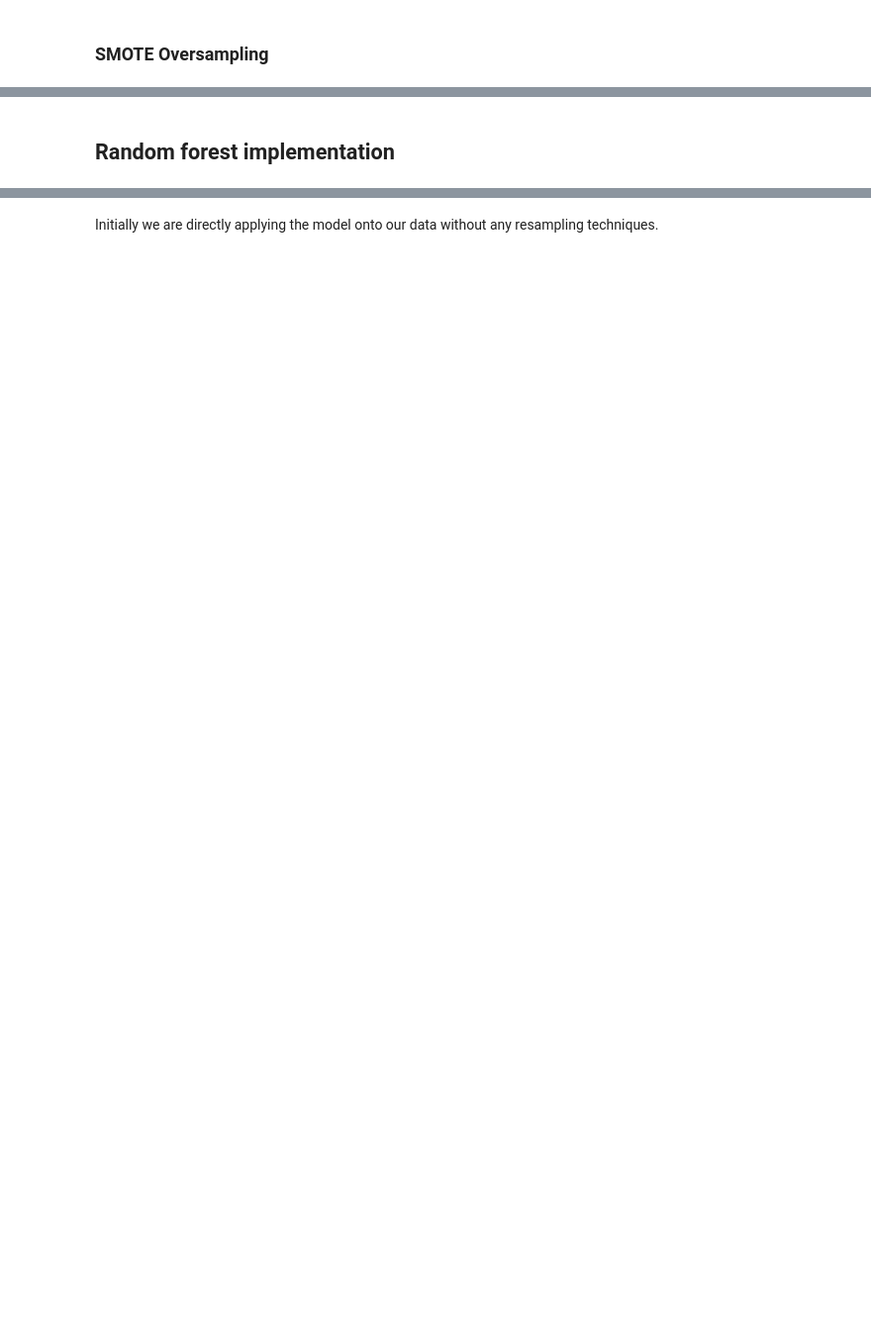
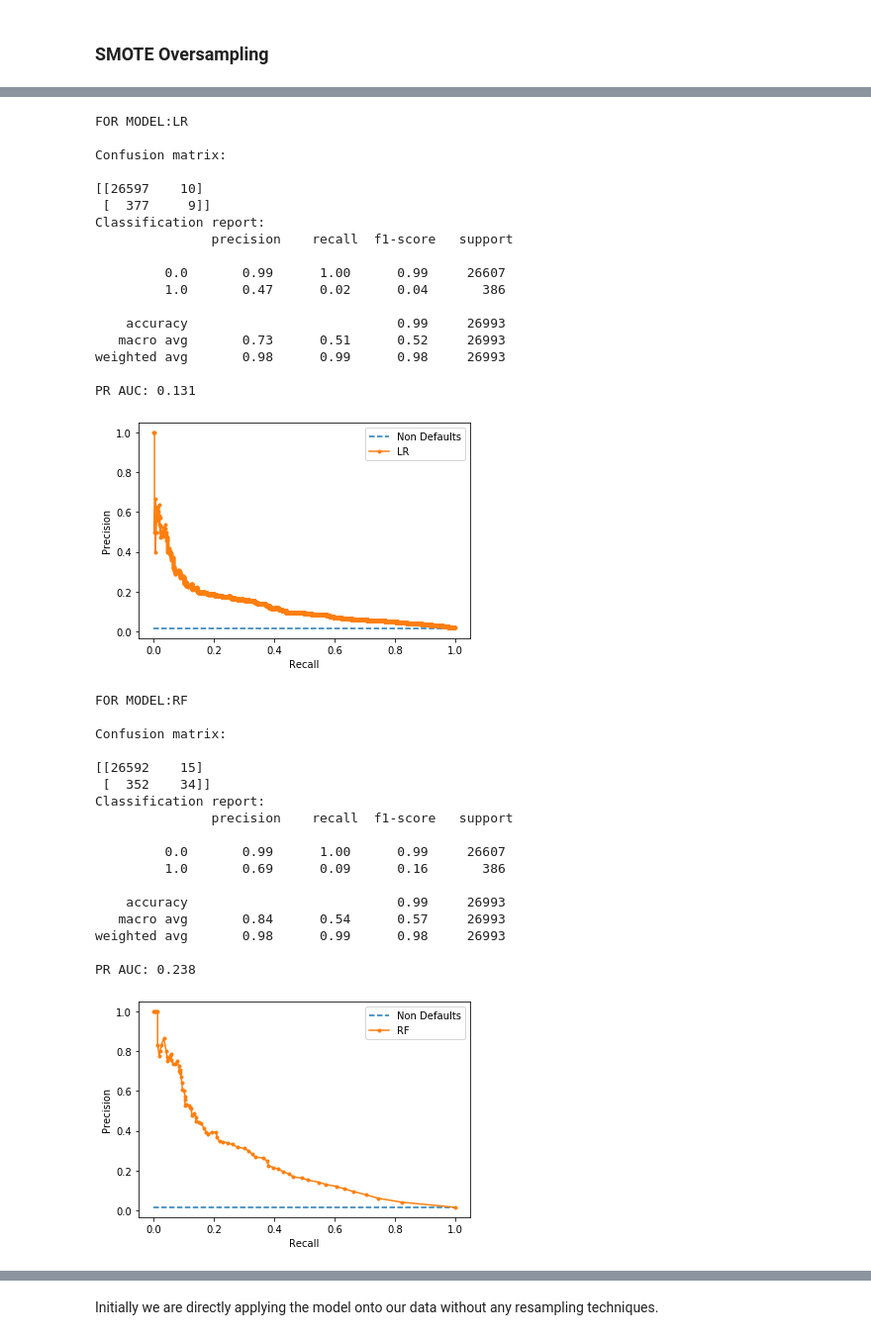
Before and after one commit to ramesh-suragam/ML_Case_Study, a Jupyter notebook: ML_Case_Study.ipynb, the cells around one changed output, grey strips where cells are left out. Shown at 99% size. Drawn from its saved outputs; the diff is of its cells as text; code cells hidden in the pictures; blank space fills up the shorter version.

```diff
--- a/ML_Case_Study.ipynb
+++ b/ML_Case_Study.ipynb
@@ -113,7 +115,7 @@ import warnings
 warnings.filterwarnings('ignore')
 # %%
 # to print all the columns
-pd.set_option('display.max_columns', None)
+# pd.set_option('display.max_columns', None)
 # %%
 # Loading the dataset and previewing the shape of the dataframe
 
@@ -531,2 +533,0 @@ Percentage of 1 class in data: 1.4314928425357873
-# %% [markdown]
-## Random forest implementation
@@ -532,0 +634,39 @@ Percentage of 1 class in data: 1.4314928425357873
+# %%
+fit_models(X_train, X_test, y_train, y_test, model_lr=True, model_rf=True, model_xgb=True)
+# %% [output]
+FOR MODEL:LR
+
+Confusion matrix:
+
+[[26597    10]
+ [  377     9]]
+Classification report:
+               precision    recall  f1-score   support
+
+         0.0       0.99      1.00      0.99     26607
+         1.0       0.47      0.02      0.04       386
+
+    accuracy                           0.99     26993
+   macro avg       0.73      0.51      0.52     26993
+weighted avg       0.98      0.99      0.98     26993
+
+PR AUC: 0.131
+[figure, added]
+FOR MODEL:RF
+
+Confusion matrix:
+
+[[26592    15]
+ [  352    34]]
+Classification report:
+               precision    recall  f1-score   support
+
+         0.0       0.99      1.00      0.99     26607
+         1.0       0.69      0.09      0.16       386
+
+    accuracy                           0.99     26993
+   macro avg       0.84      0.54      0.57     26993
+weighted avg       0.98      0.99      0.98     26993
+
+PR AUC: 0.238
+[figure, added]
```
Also changed, not shown: parts of 21 cells of this notebook, 7 other files.
